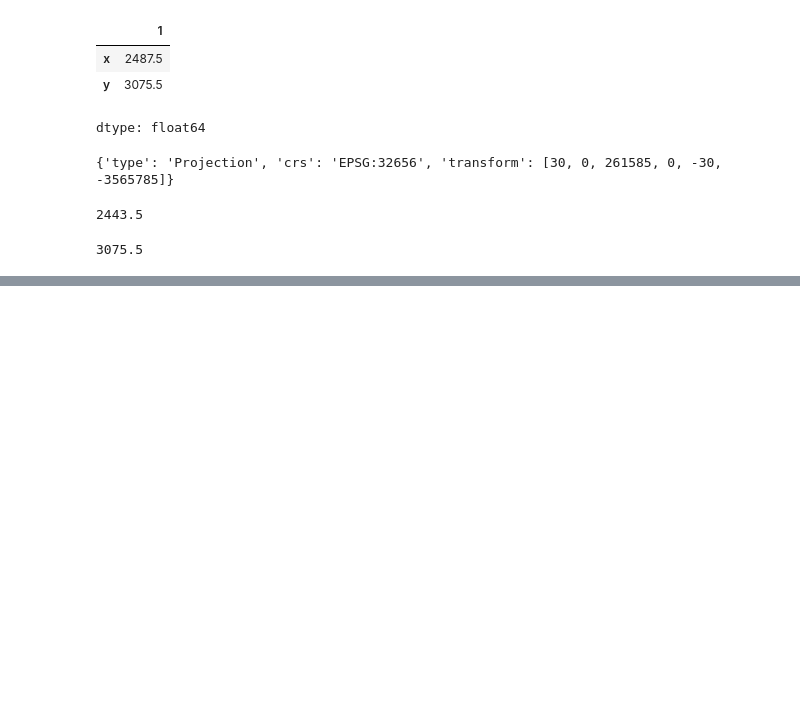
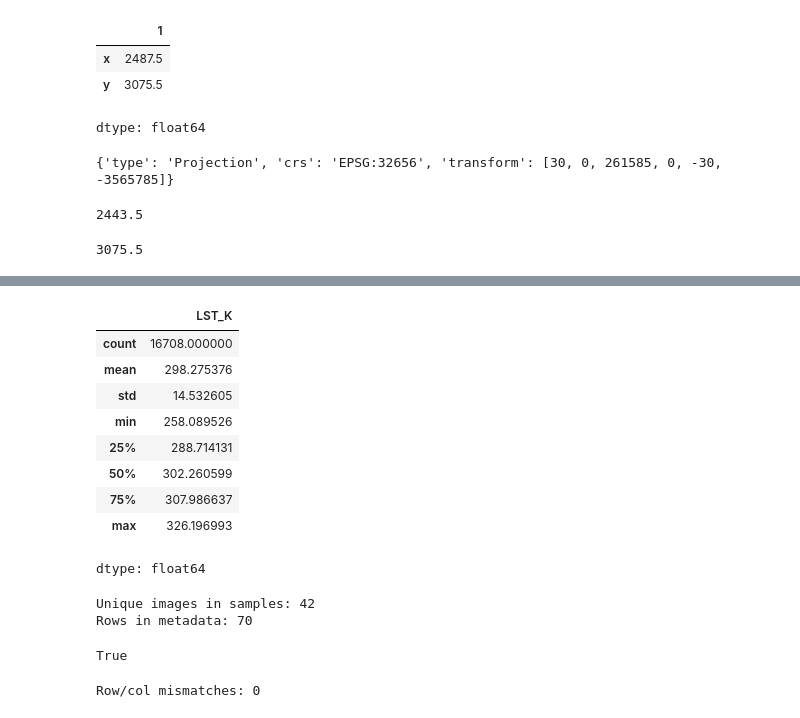
Before and after one commit to thomaslu678/Praxis-Lab-25-26, a Jupyter notebook: clean/2_ee_task_lst_all_points.ipynb, the cells around one changed output, grey strips where cells are left out. Saved outputs shown, nothing was run; the diff lists cells and outputs as text; code cells hidden in the pictures; blank space fills up the shorter version.

```diff
--- a/clean/2_ee_task_lst_all_points.ipynb
+++ b/clean/2_ee_task_lst_all_points.ipynb
@@ -434,0 +840,65 @@ df['y'].min()
+# %%
+samples_df["LST_K"].describe()
+# %% [output]
+|  | LST_K |
+| count | 16708.000000 |
+| mean | 298.275376 |
+| std | 14.532605 |
+| min | 258.089526 |
+| 25% | 288.714131 |
+| 50% | 302.260599 |
+| 75% | 307.986637 |
+| max | 326.196993 |
+dtype: float64
+# %%
+print(
+    "Unique images in samples:",
+    samples_df["mission_id"].nunique()
+)
+
+print(
+    "Rows in metadata:",
+    len(metadata_df)
+)
+# %% [output]
+Unique images in samples: 42
+Rows in metadata: 70
+# %%
+is_subset = samples_df["mission_id"].isin(metadata_df['mission_id']).all()
+print(is_subset)
+# %% [output]
+True
+# %%
+input_lookup = (
+    points_df
+    .set_index("fid")
+    [["row_index","col_index"]]
+)
+
+merged = samples_df.merge(
+    input_lookup,
+    left_on="fid",
+    right_index=True,
+    suffixes=("_export","_input")
+)
+
+bad_rows = merged[
+    (
+        merged["row_index_export"]
+        !=
+        merged["row_index_input"]
+    )
+    |
+    (
+        merged["col_index_export"]
+        !=
+        merged["col_index_input"]
+    )
+]
+
+print(
+    "Row/col mismatches:",
+    len(bad_rows)
+)
+# %% [output]
+Row/col mismatches: 0
```
Also changed, not shown: parts of 31 cells of this notebook.
